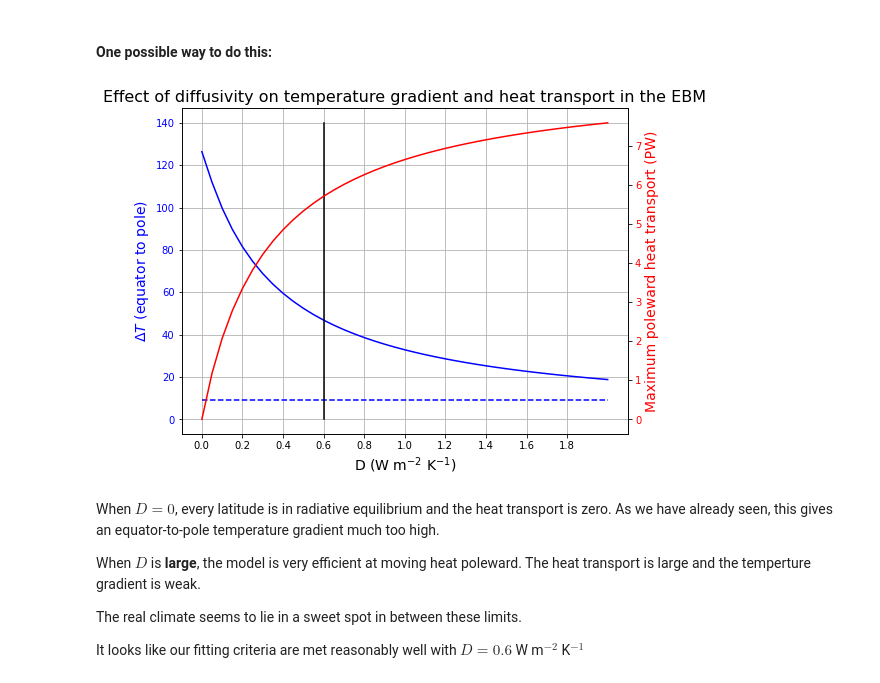
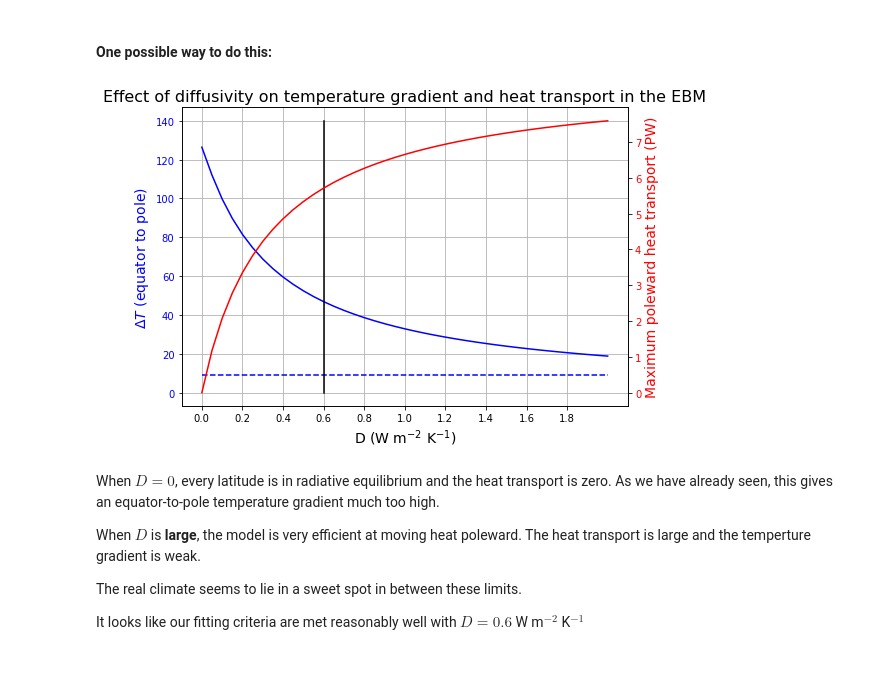
Before and after one commit to nfeldl/ClimateLaboratoryBook, a Jupyter notebook: content/courseware/one-dim-ebm.ipynb, the cells around one changed output. Saved outputs shown, nothing was run; the diff lists cells and outputs as text; code cells hidden in the pictures.

```diff
--- a/content/courseware/one-dim-ebm.ipynb
+++ b/content/courseware/one-dim-ebm.ipynb
@@ -828,25 +824,23 @@ for D in Darray:
     deltaT_list.append(deltaT)
     Hmax_list.append(Hmax)
 # %%
-fig = plt.figure(figsize=(8,6))
-ax1 = fig.add_subplot(111)
+fig, ax1 = plt.subplots(figsize=(8,5.5))
 ax1.plot(Darray, deltaT_list, color='b')
 ax1.plot(Darray, Tmean_list, 'b--')
 ax1.set_xlabel('D (W m$^{-2}$ K$^{-1}$)', fontsize=14)
 ax1.set_xticks(np.arange(Darray[0], Darray[-1], 0.2))
 ax1.set_ylabel('$\Delta T$ (equator to pole)', fontsize=14,  color='b')
-for tl in ax1.get_yticklabels():
-    tl.set_color('b')
+ax1.tick_params(axis='y', labelcolor='b')
+
 ax2 = ax1.twinx()
 ax2.plot(Darray, Hmax_list, color='r')
 ax2.set_ylabel('Maximum poleward heat transport (PW)', fontsize=14, color='r')
-for tl in ax2.get_yticklabels():
-    tl.set_color('r')
+ax2.tick_params(axis='y', labelcolor='r')
 ax1.set_title('Effect of diffusivity on temperature gradient and heat transport in the EBM', fontsize=16)
 ax1.grid()
 ax1.plot([0.6, 0.6], [0, 140], 'k-');
 # %% [output]
-[figure, old version]
+[figure, new version]
 # %% [markdown]
 When $D=0$, every latitude is in radiative equilibrium and the heat transport is zero. As we have already seen, this gives an equator-to-pole temperature gradient much too high.
 
```
Also changed, not shown: parts of 27 cells of this notebook, 3 other files.
